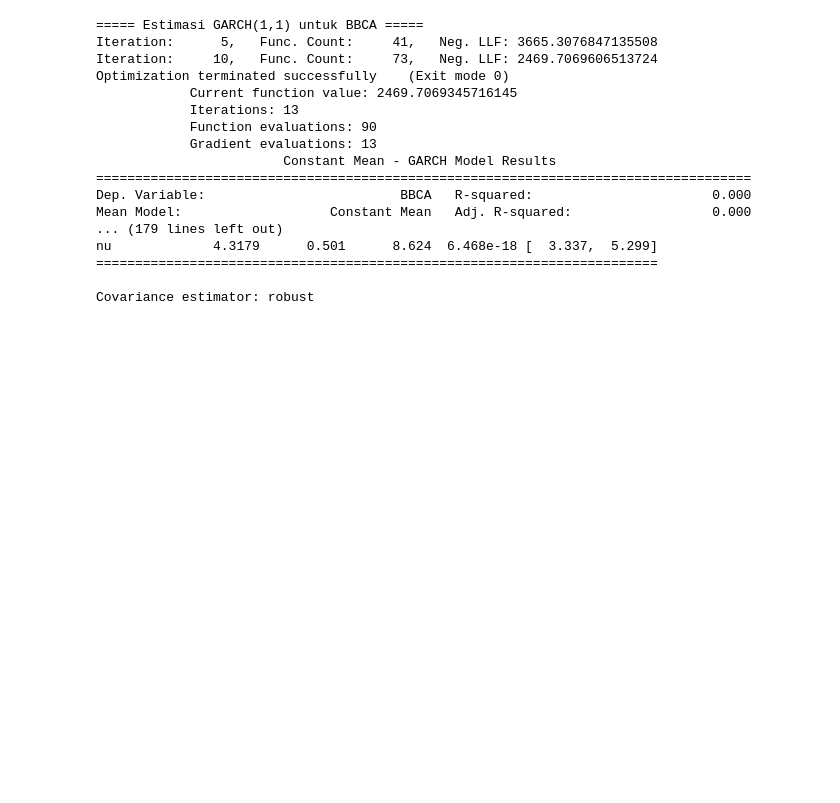
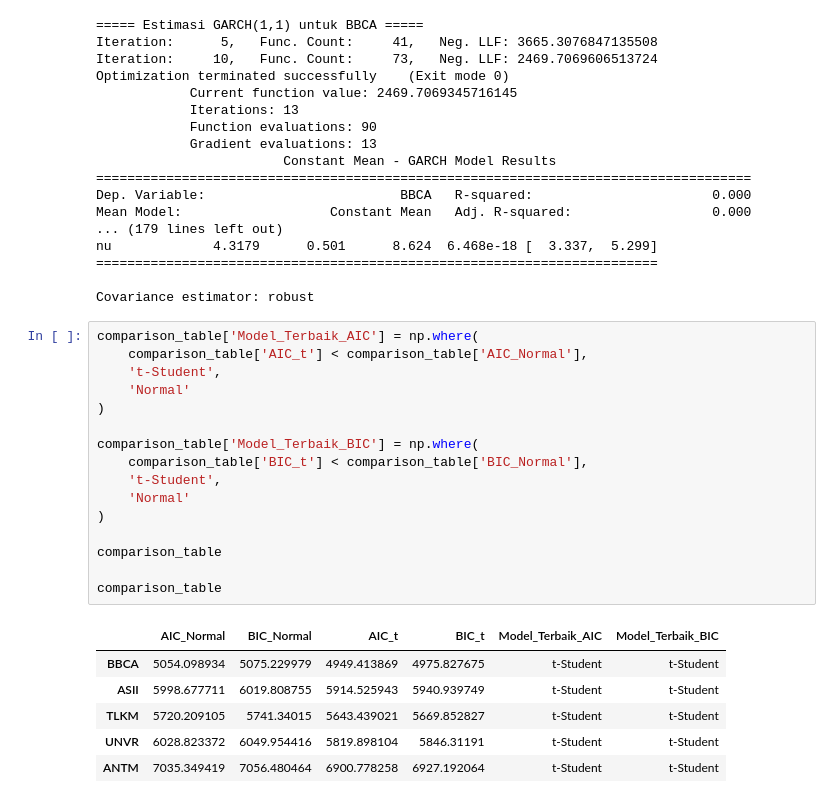
Before and after one commit to Yasidrzp/Sekeripsi, a Jupyter notebook: Sekeripsi.ipynb, the cells around one changed output. Cells and saved outputs as stored; diff of their text form; blank space fills up the shorter version.

```diff
--- a/Sekeripsi.ipynb
+++ b/Sekeripsi.ipynb
@@ -332,3 +332,26 @@ nu             4.3179      0.501      8.624  6.468e-18 [  3.337,  5.299]
 ========================================================================
 
 Covariance estimator: robust
+# %%
+comparison_table['Model_Terbaik_AIC'] = np.where(
+    comparison_table['AIC_t'] < comparison_table['AIC_Normal'],
+    't-Student',
+    'Normal'
+)
+
+comparison_table['Model_Terbaik_BIC'] = np.where(
+    comparison_table['BIC_t'] < comparison_table['BIC_Normal'],
+    't-Student',
+    'Normal'
+)
+
+comparison_table
+
+comparison_table
+# %% [output]
+|  | AIC_Normal | BIC_Normal | AIC_t | BIC_t | Model_Terbaik_AIC | Model_Terbaik_BIC |
+| BBCA | 5054.098934 | 5075.229979 | 4949.413869 | 4975.827675 | t-Student | t-Student |
+| ASII | 5998.677711 | 6019.808755 | 5914.525943 | 5940.939749 | t-Student | t-Student |
+| TLKM | 5720.209105 | 5741.34015 | 5643.439021 | 5669.852827 | t-Student | t-Student |
+| UNVR | 6028.823372 | 6049.954416 | 5819.898104 | 5846.31191 | t-Student | t-Student |
+| ANTM | 7035.349419 | 7056.480464 | 6900.778258 | 6927.192064 | t-Student | t-Student |
```
